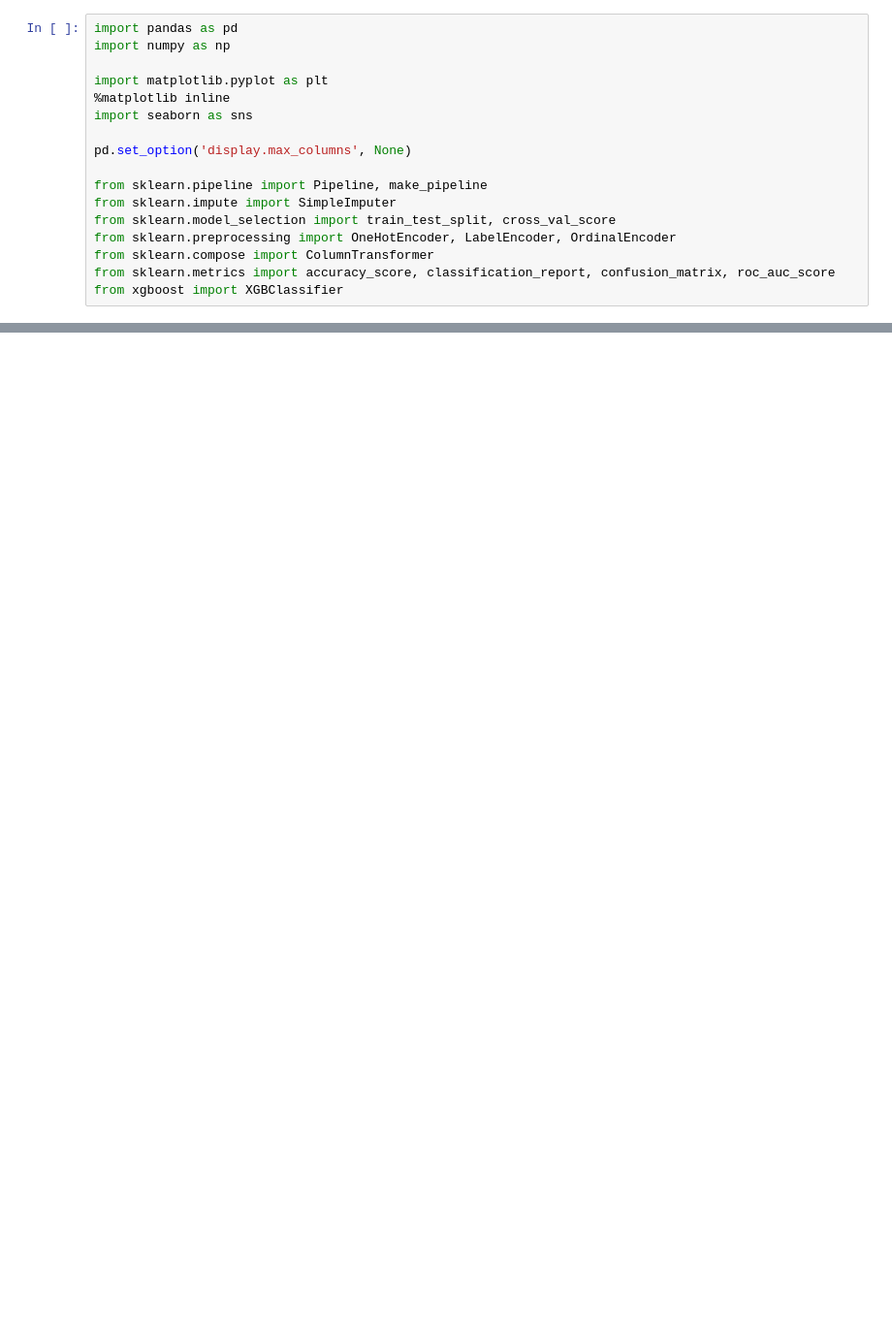
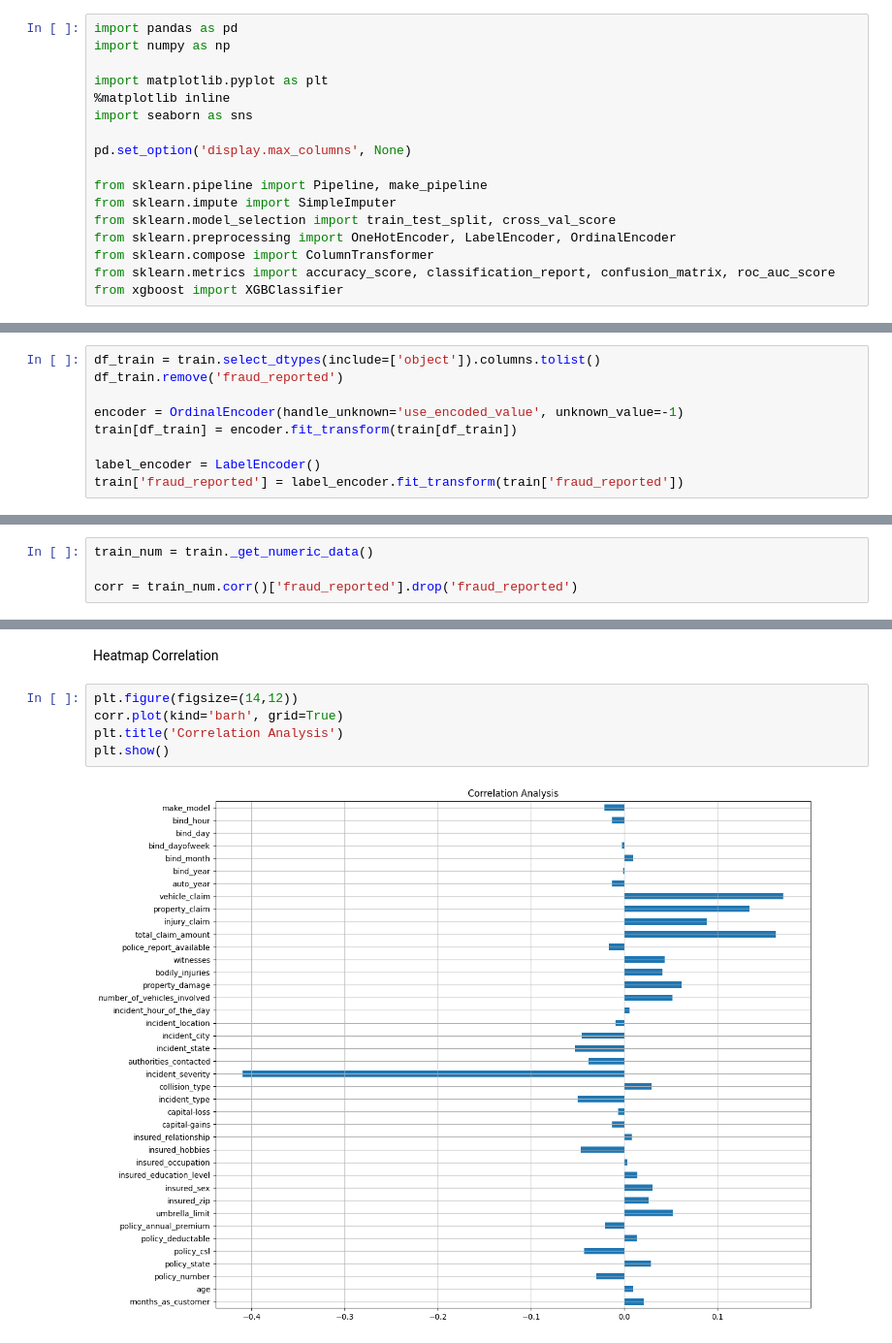
Before and after one commit to samuelfrann/ETEProject, a Jupyter notebook: src/notebook/EDA.ipynb, the cells around one changed output, grey strips where cells are left out. Shown at 97% size. Drawn from its saved outputs; the diff is of its cells as text; blank space fills up the shorter version.

```diff
--- a/src/notebook/EDA.ipynb
+++ b/src/notebook/EDA.ipynb
@@ -22,0 +142,9 @@ ImportError: Missing optional dependency 'openpyxl'.  Use pip or conda to instal
+# %%
+df_train = train.select_dtypes(include=['object']).columns.tolist()
+df_train.remove('fraud_reported')
+
+encoder = OrdinalEncoder(handle_unknown='use_encoded_value', unknown_value=-1)
+train[df_train] = encoder.fit_transform(train[df_train])
+
+label_encoder = LabelEncoder()
+train['fraud_reported'] = label_encoder.fit_transform(train['fraud_reported'])
@@ -22,0 +153,4 @@ ImportError: Missing optional dependency 'openpyxl'.  Use pip or conda to instal
+# %%
+train_num = train._get_numeric_data()
+
+corr = train_num.corr()['fraud_reported'].drop('fraud_reported')
@@ -22,0 +177,9 @@ ImportError: Missing optional dependency 'openpyxl'.  Use pip or conda to instal
+# %% [markdown]
+Heatmap Correlation
+# %%
+plt.figure(figsize=(14,12))
+corr.plot(kind='barh', grid=True)
+plt.title('Correlation Analysis')
+plt.show()
+# %% [output]
+[figure, added]
```
Also changed, not shown: parts of 22 cells of this notebook, 1 other file.
